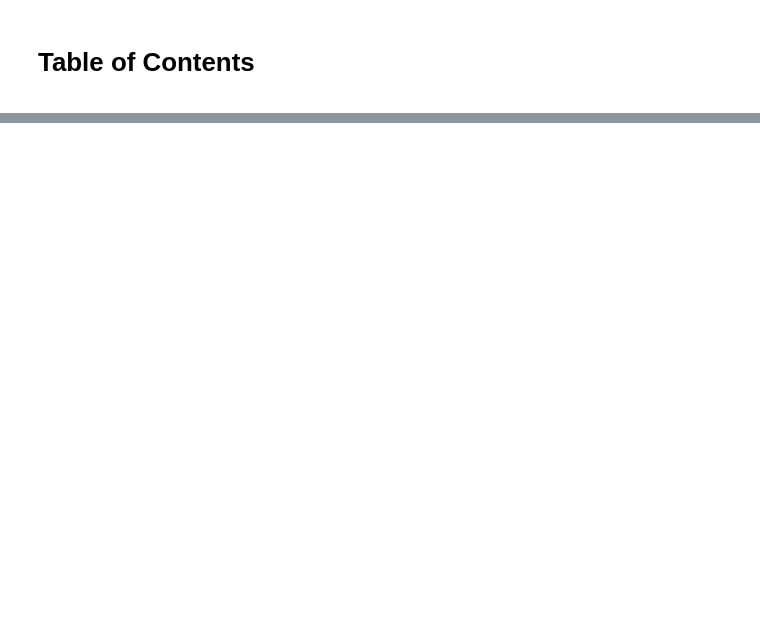
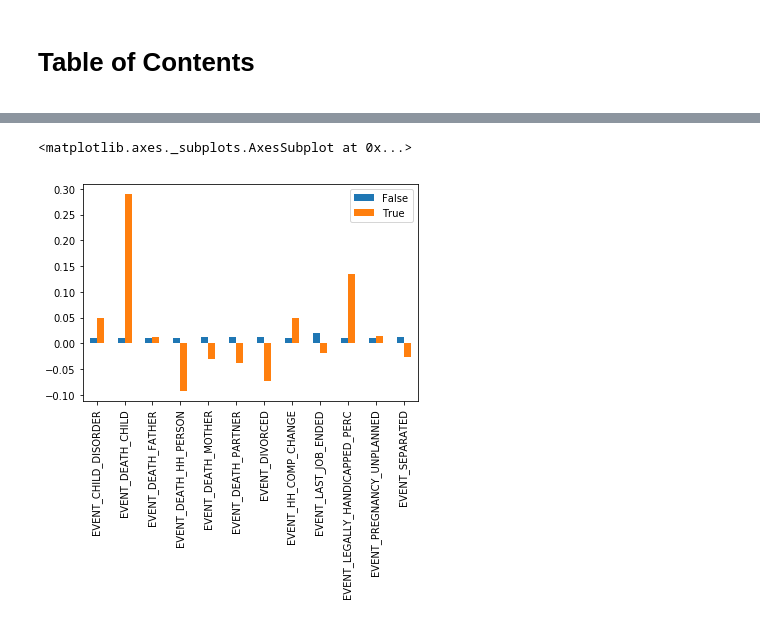
Before and after one commit to tobiasraabe/loc, a Jupyter notebook: src/exploration/explore_panel_reg.ipynb, the cells around one changed output, grey strips where cells are left out. Drawn from its saved outputs; the diff is of its cells as text; code cells hidden in the pictures; blank space fills up the shorter version.

```diff
--- a/src/exploration/explore_panel_reg.ipynb
+++ b/src/exploration/explore_panel_reg.ipynb
@@ -85,0 +41,7 @@ dtype: float64
+# %%
+table = table.T
+
+table.iloc[:, :2].plot.bar()
+# %% [output]
+<matplotlib.axes._subplots.AxesSubplot at 0x...>
+[figure, added]
```
Also changed, not shown: parts of 18 cells of this notebook, 11 other files.
